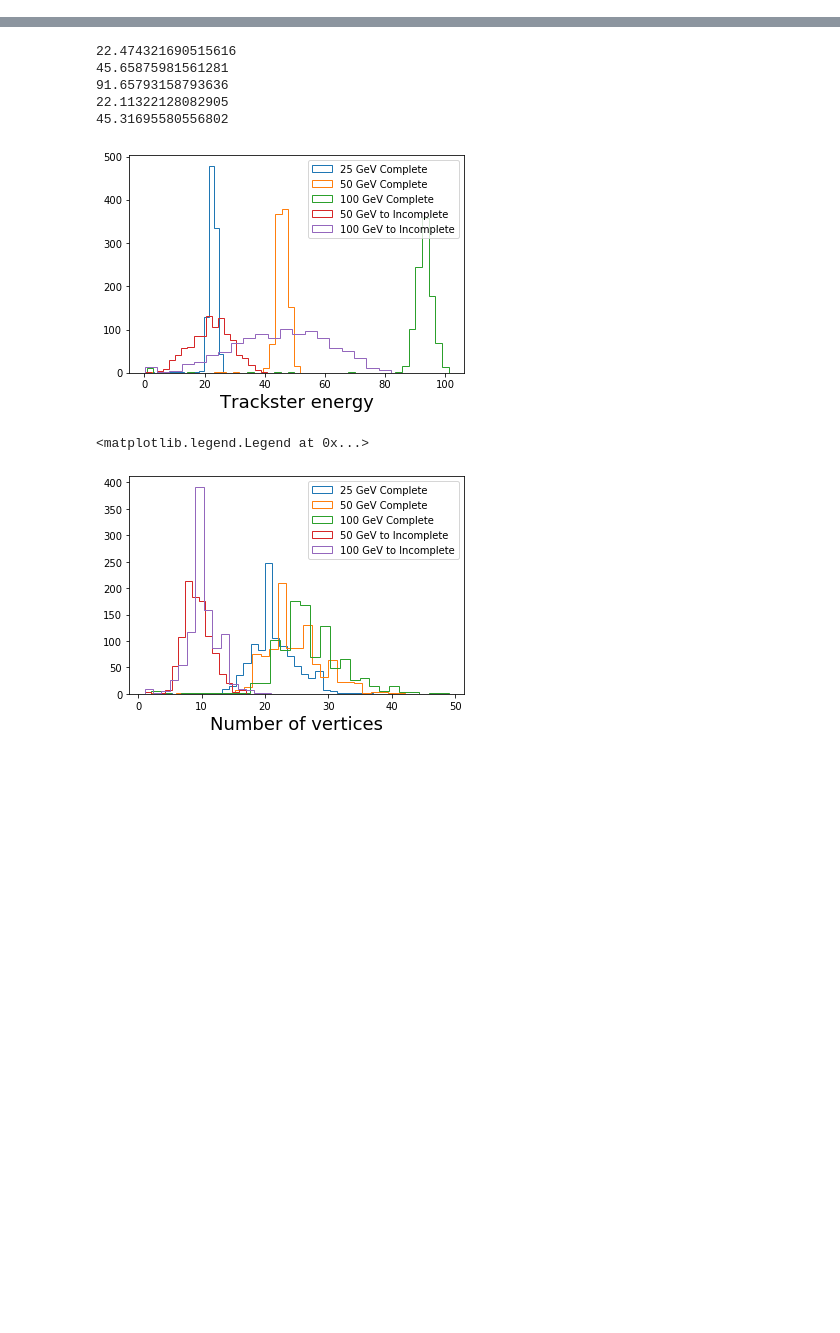
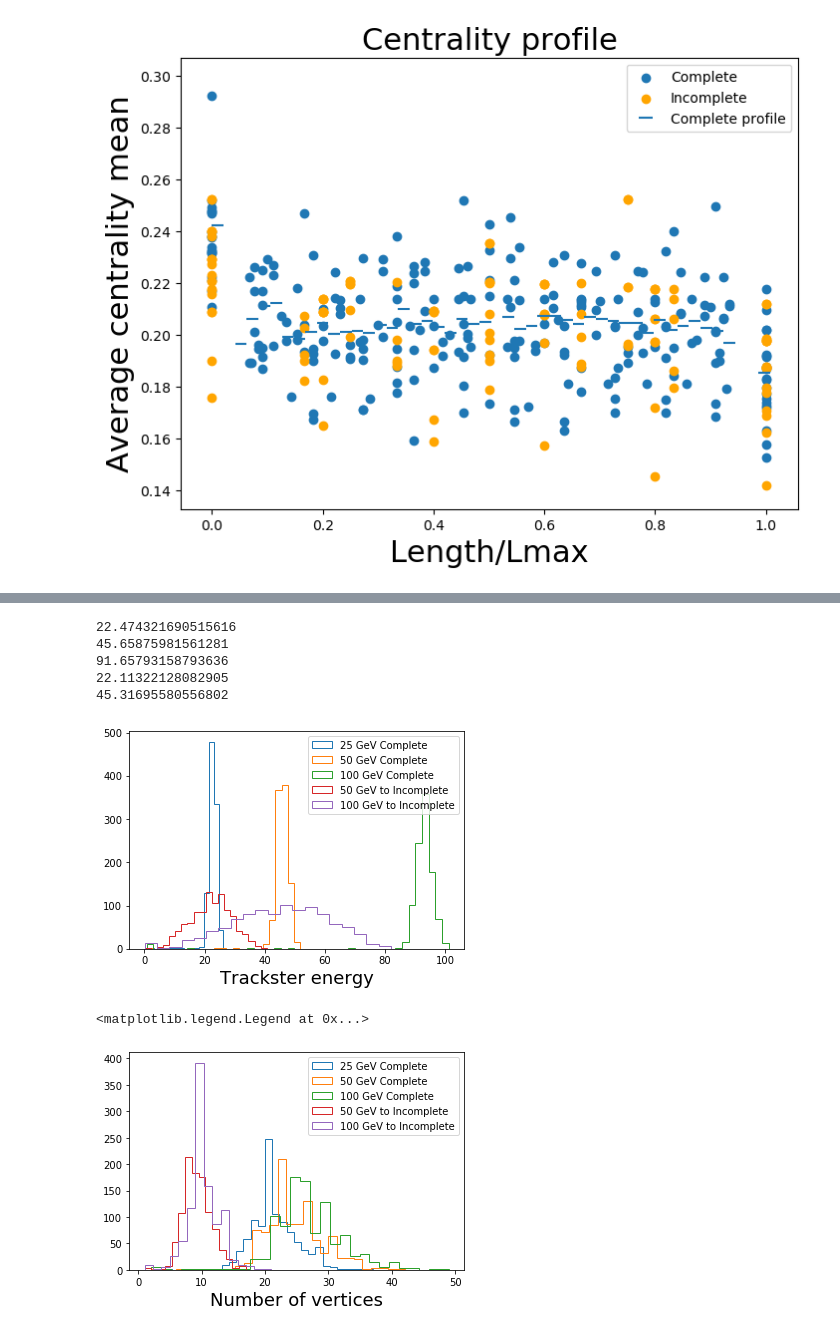
Before and after one commit to chrispap95/TICLHackaton2022-Metrics4Tracksters, a Jupyter notebook: 22 - Centrality profiling layer cut data.ipynb, the cells around one changed output, grey strips where cells are left out. Cells and saved outputs as stored; diff of their text form; code cells hidden in the pictures; blank space fills up the shorter version.

```diff
--- a/22 - Centrality profiling layer cut data.ipynb
+++ b/22 - Centrality profiling layer cut data.ipynb
@@ -361,7 +373,7 @@ for evt in range(N):
         v_E=vertices_E[evt][tr]
         TrNet=Network(vertices_indexes[evt,tr],vertices_x[evt,tr],vertices_y[evt,tr],
                                  vertices_z[evt,tr],vertices_E[evt,tr])
-        edges_1 = TrNet.edgeBuilderNew(3)
+        edges_1 = TrNet.edgeBuilderNew()
         edges_1 = ak.flatten(edges_1[ak.num(edges_1) > 0].to_list())
         c_nxkatz_undir=TrNet.nXCentralityKatz(vertices_indexes[evt,tr],edges_1,False)
         adjMatrix=TrNet.adjM(vertices_indexes[evt,tr],edges_1)
@@ -390,7 +420,7 @@ for evt in range(N):
         if(len(v_ind_inc)<2):
             continue
         TrNet=Network(v_ind_inc,v_x_inc,v_y_inc,v_z_inc,v_E_inc)
-        edges_1 = TrNet.edgeBuilderNew(3)
+        edges_1 = TrNet.edgeBuilderNew()
         edges_1 = ak.flatten(edges_1[ak.num(edges_1) > 0].to_list())
         #c_nxpr_undir=TrNet.nXCentralityPageRank(v_ind_inc,edges_1,0.85,False)
         #c_pr_undir=TrNet.centralityPageRank(v_ind_inc,edges_1,0.85,False)
@@ -654,3 +671,56 @@ plt.show()
+# %%
+xValues=[]
+#print(len(comCenProfArray))
+for i in range(len(comCenProfArray[:500])):
+    xValues.append(np.arange(0,(len(comCenProfArray[:500][i])))/(len(comCenProfArray[:500][i])-1))
+
+hCom_xy = hist.Hist(
+    hist.axis.Regular(50, 0, 1.05, name="x",overflow="False"), hist.axis.Regular(50, 0, 1, name="y")
+).fill(x=[x for xs in xValues for x in xs],y=[x for xs in comCenProfArray[:500] for x in xs])
+hpCom = hCom_xy.profile("y")
+hpComY, hpComXEdges =hpCom.to_numpy()
+hpComX=[(hpComXEdges[i]+hpComXEdges[i+1])/2 for i in range(len(hpComXEdges)-1)]
+
+mask=np.logical_not(np.isnan(hpComY))
+hpComY=hpComY[mask]
+hpComX=np.asarray(hpComX)[mask]
+
+#plt.errorbar(hpComX,hpComY,xerr=(hpComX[5]-hpComX[4])/2,linestyle="none",label="Complete profile")
+comYMean=np.mean(hpComY)
+N=20
+comEvents=np.random.randint(500,990,N)
+#print(comEvents)
+comTestEvents=np.asarray(comCenProfArray)[comEvents]
+#print(comTestEvents)
+incEvents=np.random.randint(0,990,N)
+incTestEvents=np.asarray(incCenProfArray)[incEvents]
+fig=plt.figure(figsize=(8,6),dpi=100)
+xValues=[]
+for i in range(len(comTestEvents)):
+    xValues.append(np.arange(0,(len(comTestEvents[i])))/(len(comTestEvents[i])-1))
+comScatterY=[x for xs in comTestEvents for x in xs]
+plt.scatter([x for xs in xValues for x in xs],np.asarray(comScatterY)*comYMean/np.mean(comScatterY),color='C0',label="Complete")
+
+
+#print(incTestEvents)
+
+xValues=[]
+for i in range(len(incTestEvents)):
+    xValues.append(np.arange(0,(len(incTestEvents[i])))/(len(incTestEvents[i])-1))
+incScatterY=[x for xs in incTestEvents for x in xs]
+#print(incScatterY)
+plt.scatter([x for xs in xValues for x in xs],np.asarray(incScatterY)*comYMean/np.mean(incScatterY),color="orange",label="Incomplete")
+#hpCom.plot(label="Complete profile")
+plt.errorbar(hpComX,hpComY,xerr=(hpComX[5]-hpComX[4])/2,linestyle="none",label="Complete profile")
+
+plt.title("Centrality profile",fontsize=22)
+plt.xlabel("Length/Lmax",fontsize=22)
+plt.ylabel("Average centrality mean",fontsize=22)
+plt.legend()
+#plt.ylim(0,0.3)
+plt.show()
+# %% [output]
+[figure, added]
 # %%
 incWassenstein=[]
 comWassenstein=[]
```
Also changed, not shown: parts of 17 cells of this notebook, 12 other files.
